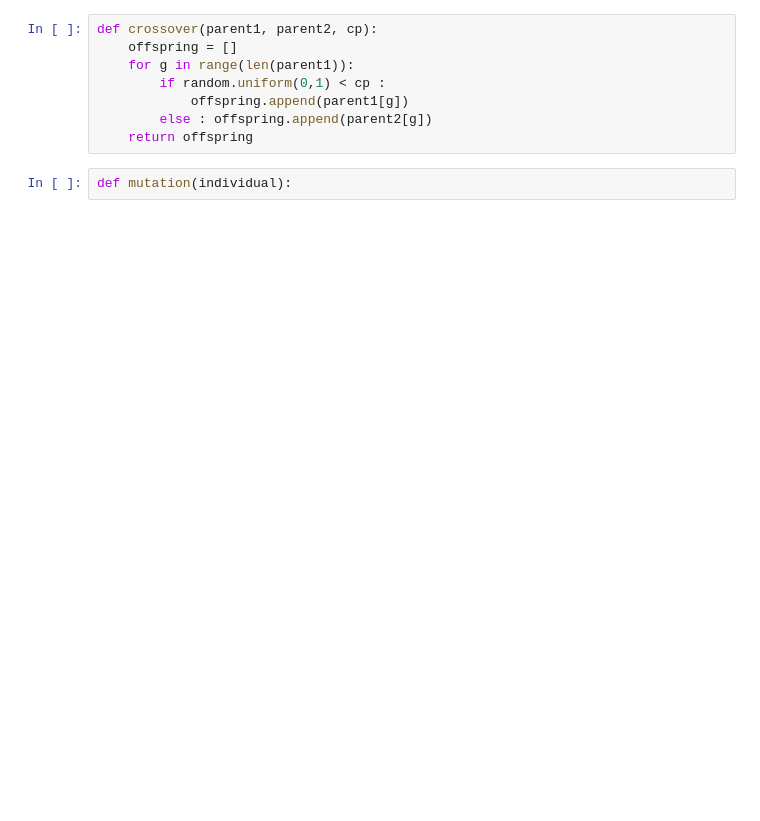
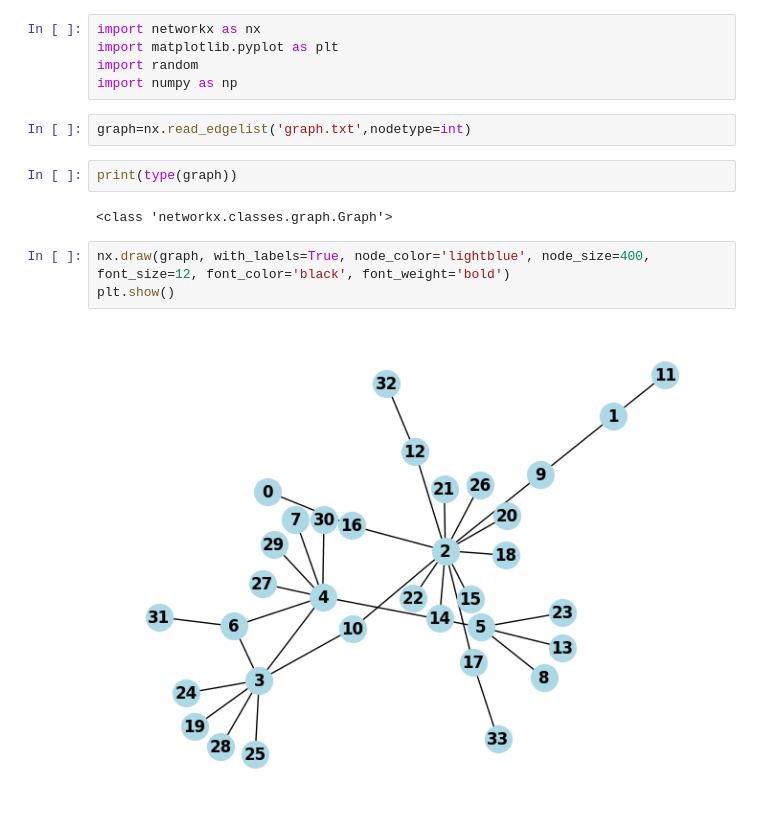
Before and after one commit to abuudarda/M-Link-a-link-clusteringmemetic-algorithm-for-overlapping-community-detection, a Jupyter notebook: main.ipynb, the cells around one changed output. Saved outputs shown, nothing was run; the diff lists cells and outputs as text; blank space fills up the shorter version.

```diff
--- a/main.ipynb
+++ b/main.ipynb
@@ -15,10 +1,16 @@ import random
-# %%
-def crossover(parent1, parent2, cp):
-    offspring = []
-    for g in range(len(parent1)):
-        if random.uniform(0,1) < cp :
-            offspring.append(parent1[g])
-        else : offspring.append(parent2[g])
-    return offspring
-# %%
-def mutation(individual):
+# %%
+import networkx as nx
+import matplotlib.pyplot as plt
+import random
+import numpy as np
+# %%
+graph=nx.read_edgelist('graph.txt',nodetype=int)
+# %%
+print(type(graph))
+# %% [output]
+<class 'networkx.classes.graph.Graph'>
+# %%
+nx.draw(graph, with_labels=True, node_color='lightblue', node_size=400, font_size=12, font_color='black', font_weight='bold')
+plt.show()
+# %% [output]
+[figure, added]
```
Also changed, not shown: parts of 17 cells of this notebook.
